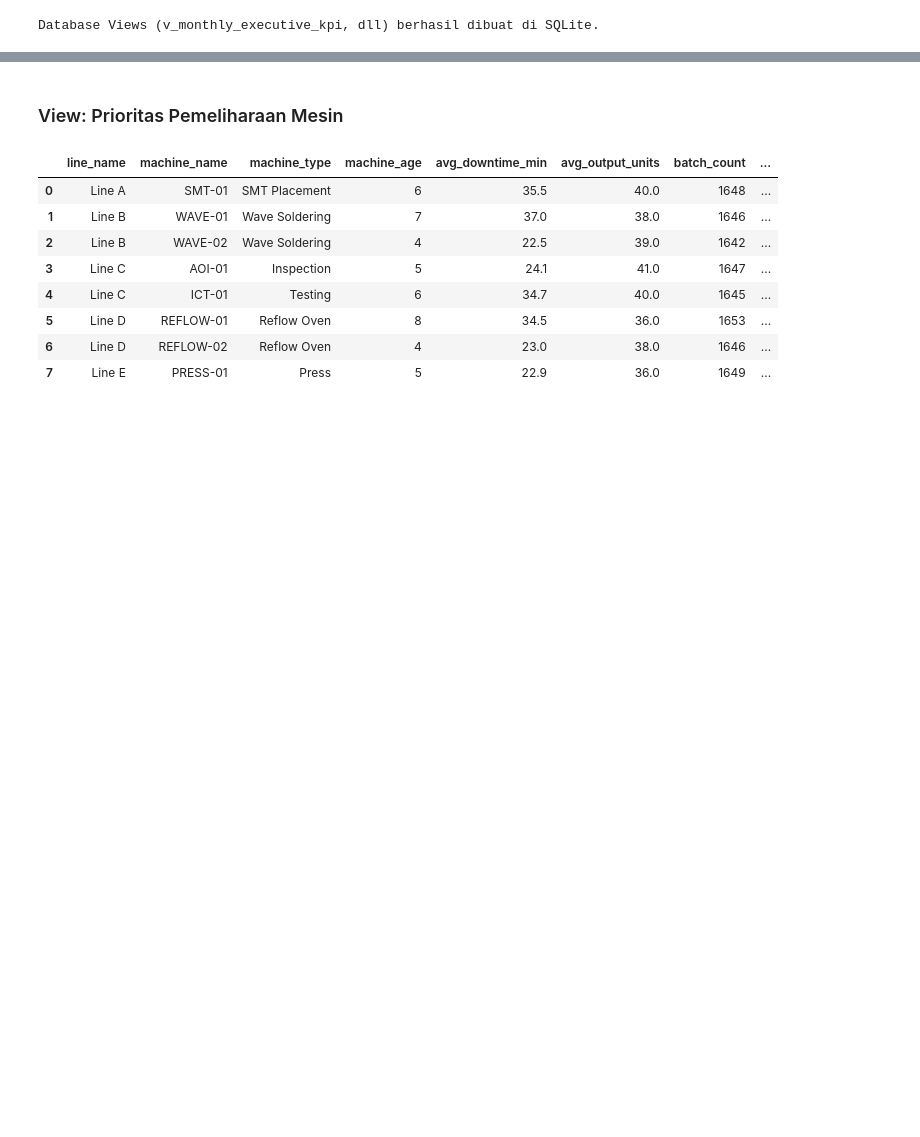
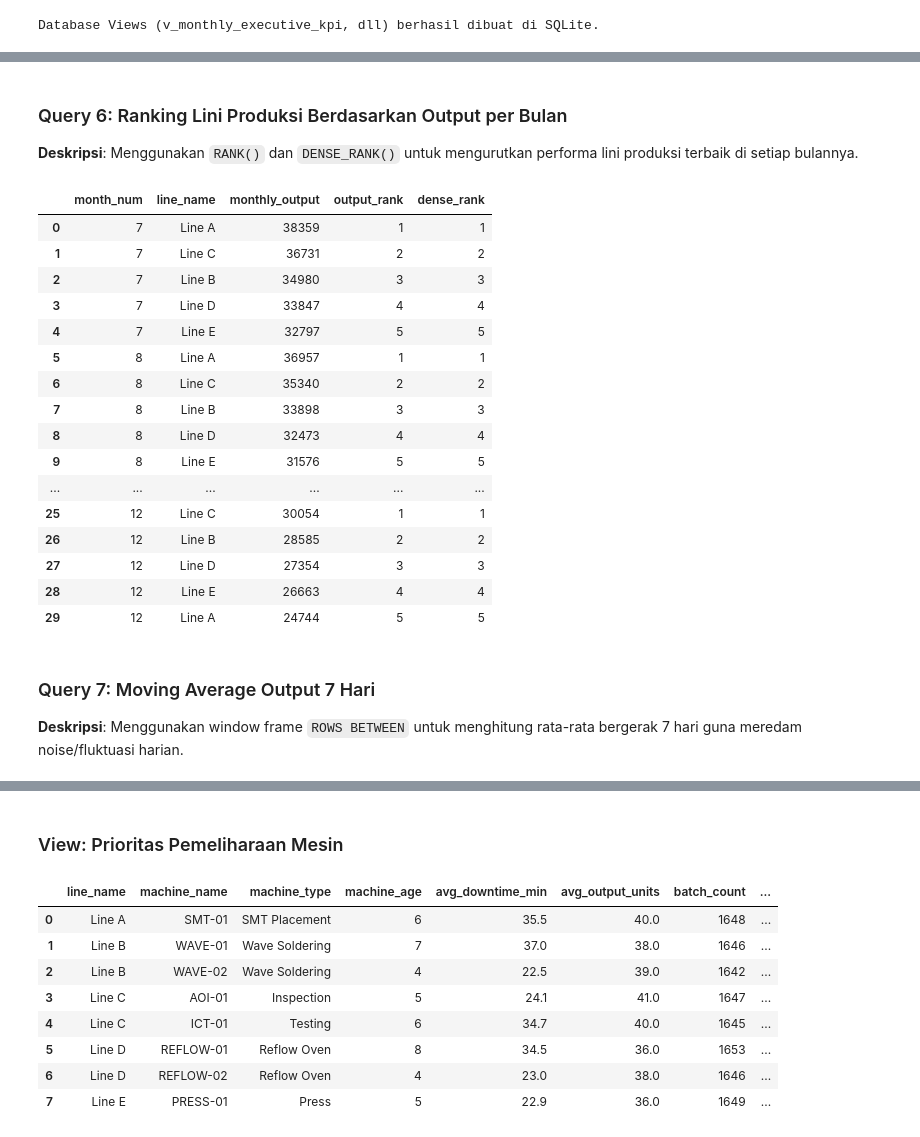
Before and after one commit to 7mtaqiyuddinh/manufacturing-end-to-end-data-portfolio, a Jupyter notebook: sql/sql_analysis.ipynb, the cells around one changed output, grey strips where cells are left out. Cells and saved outputs as stored; diff of their text form; code cells hidden in the pictures; blank space fills up the shorter version.

```diff
--- a/sql/sql_analysis.ipynb
+++ b/sql/sql_analysis.ipynb
@@ -264,0 +264,44 @@ pd.read_sql_query(q13, conn)
+# %% [markdown]
+### Query 6: Ranking Lini Produksi Berdasarkan Output per Bulan
+**Deskripsi**: Menggunakan `RANK()` dan `DENSE_RANK()` untuk mengurutkan performa lini produksi terbaik di setiap bulannya.
+# %%
+query_6 = """
+SELECT
+    CAST(strftime('%m', pf.production_date) AS INTEGER) AS month_num,
+    l.line_name,
+    SUM(pf.output_qty) AS monthly_output,
+    RANK() OVER (
+        PARTITION BY CAST(strftime('%m', pf.production_date) AS INTEGER)
+        ORDER BY SUM(pf.output_qty) DESC
+    ) AS output_rank,
+    DENSE_RANK() OVER (
+        PARTITION BY CAST(strftime('%m', pf.production_date) AS INTEGER)
+        ORDER BY SUM(pf.output_qty) DESC
+    ) AS dense_rank
+FROM production_fact pf
+JOIN line_dim l ON pf.line_id = l.line_id
+GROUP BY CAST(strftime('%m', pf.production_date) AS INTEGER), l.line_name
+ORDER BY month_num, output_rank;
+"""
+pd.read_sql_query(query_6, conn)
+# %% [output]
+|  | month_num | line_name | monthly_output | output_rank | dense_rank |
+| 0 | 7 | Line A | 38359 | 1 | 1 |
+| 1 | 7 | Line C | 36731 | 2 | 2 |
+| 2 | 7 | Line B | 34980 | 3 | 3 |
+| 3 | 7 | Line D | 33847 | 4 | 4 |
+| 4 | 7 | Line E | 32797 | 5 | 5 |
+| 5 | 8 | Line A | 36957 | 1 | 1 |
+| 6 | 8 | Line C | 35340 | 2 | 2 |
+| 7 | 8 | Line B | 33898 | 3 | 3 |
+| 8 | 8 | Line D | 32473 | 4 | 4 |
+| 9 | 8 | Line E | 31576 | 5 | 5 |
+| ... | ... | ... | ... | ... | ... |
+| 25 | 12 | Line C | 30054 | 1 | 1 |
+| 26 | 12 | Line B | 28585 | 2 | 2 |
+| 27 | 12 | Line D | 27354 | 3 | 3 |
+| 28 | 12 | Line E | 26663 | 4 | 4 |
+| 29 | 12 | Line A | 24744 | 5 | 5 |
+# %% [markdown]
+### Query 7: Moving Average Output 7 Hari
+**Deskripsi**: Menggunakan window frame `ROWS BETWEEN` untuk menghitung rata-rata bergerak 7 hari guna meredam noise/fluktuasi harian.
```
Also changed, not shown: parts of 46 cells of this notebook.
